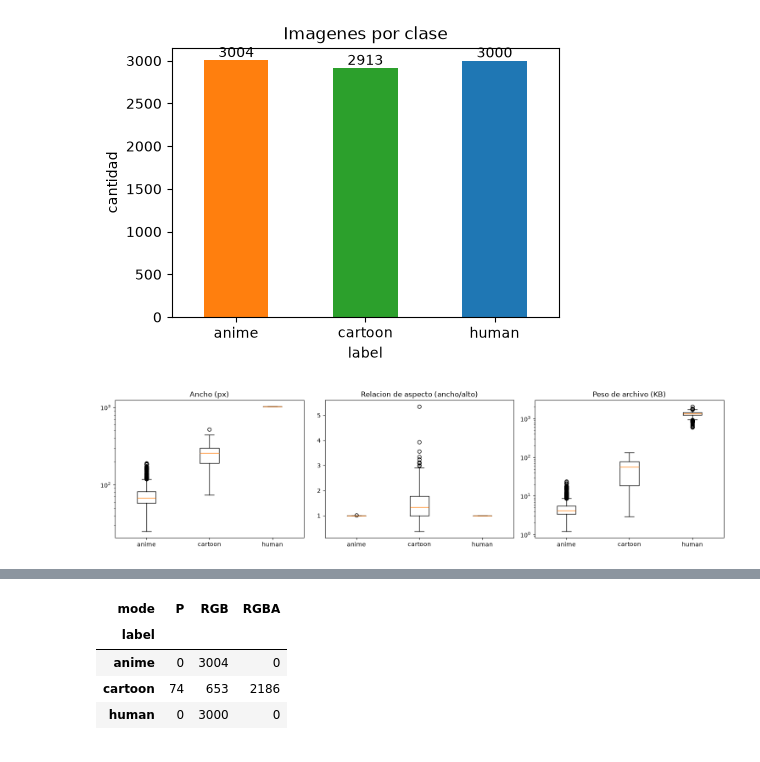
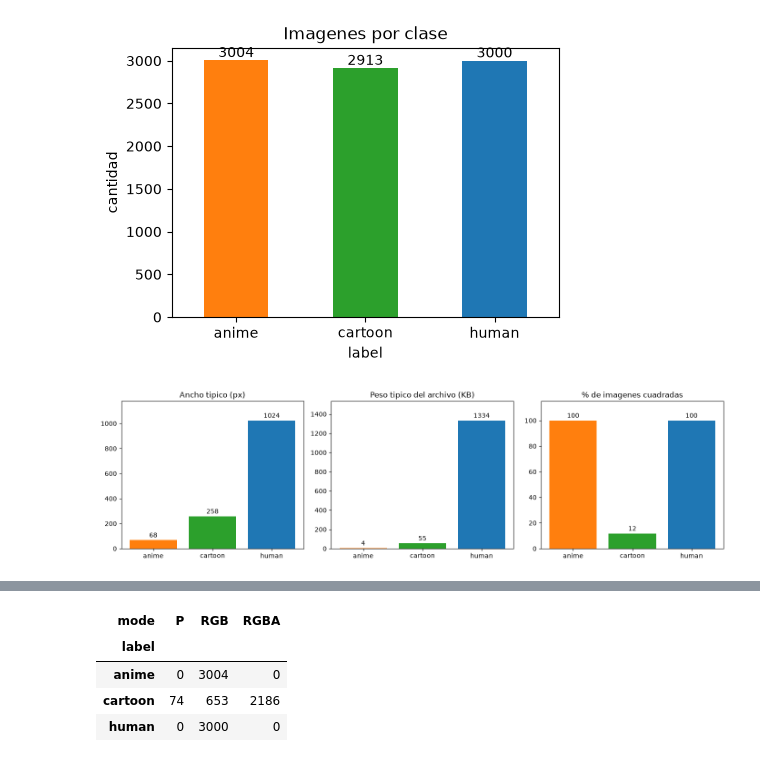
Before and after one commit to Manu090704/ConcentracionAI-Modulo7, a Jupyter notebook: evidencia.ipynb, the cells around one changed output, grey strips where cells are left out. Cells and saved outputs as stored; diff of their text form; code cells hidden in the pictures.

```diff
--- a/evidencia.ipynb
+++ b/evidencia.ipynb
@@ -104,23 +104,29 @@ plt.show()
 # %% [output]
 [figure]
 # %%
-# Resolucion, relacion de aspecto y peso de archivo por clase
+# Resolucion y peso de archivo por clase: valor tipico (mediana) de cada clase
 df["aspect"] = (df["width"] / df["height"]).astype(float)
-by_class = lambda col: [df.loc[df["label"] == c, col].astype(float) for c in CLASSES]
+df["square"] = (df["aspect"] - 1).abs() < 0.05   # casi cuadrada (+-5%)
+COLORS = {"anime": "tab:orange", "cartoon": "tab:green", "human": "tab:blue"}
 
-fig, axes = plt.subplots(1, 3, figsize=(15, 4))
-for ax, col, title in zip(axes, ["width", "aspect", "size_kb"],
-                          ["Ancho (px)", "Relacion de aspecto (ancho/alto)", "Peso de archivo (KB)"]):
-    ax.boxplot(by_class(col), tick_labels=CLASSES)
-    ax.set_title(title)
-    if col != "aspect":
-        ax.set_yscale("log")
+summary = pd.DataFrame({
+    "Ancho tipico (px)": df.groupby("label")["width"].median().astype(float),
+    "Peso tipico del archivo (KB)": df.groupby("label")["size_kb"].median(),
+    "% de imagenes cuadradas": df.groupby("label")["square"].mean() * 100,
+}).reindex(CLASSES)
+
+fig, axes = plt.subplots(1, 3, figsize=(14, 4))
+for ax, col in zip(axes, summary.columns):
+    bars = ax.bar(CLASSES, summary[col], color=[COLORS[c] for c in CLASSES])
+    ax.bar_label(bars, fmt="%.0f", padding=2)
+    ax.set_title(col)
+    ax.set_ylim(0, summary[col].max() * 1.15)
 plt.tight_layout()
 plt.show()
 
 display(df.groupby("label")[["width", "height", "aspect", "size_kb"]].agg(["min", "median", "max"]).round(2))
 # %% [output]
-[figure, old version]
+[figure, new version]
 |  | width |  |  | height |  |  | aspect |  |  | size_kb |  | ... |
 |  | min | median | max | min | median | max | min | median | max | min | median | ... |
 | label |  |  |  |  |  |  |  |  |  |  |  | ... |
```
